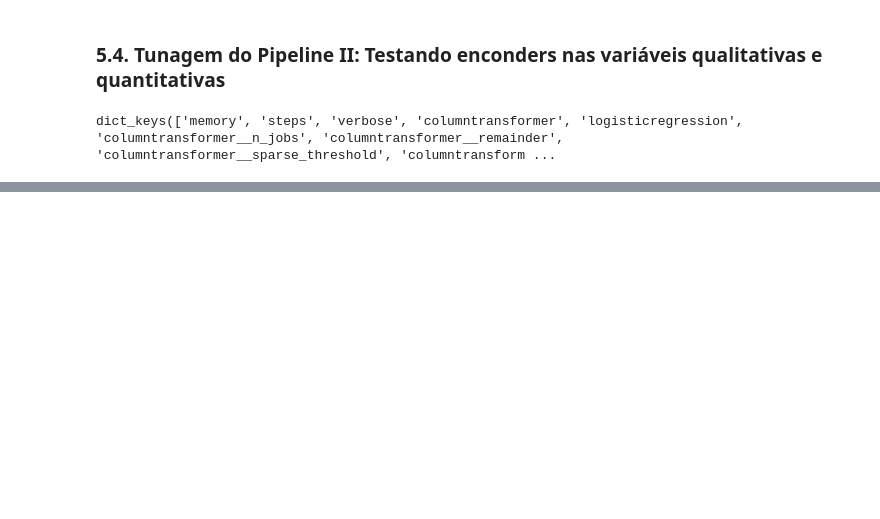
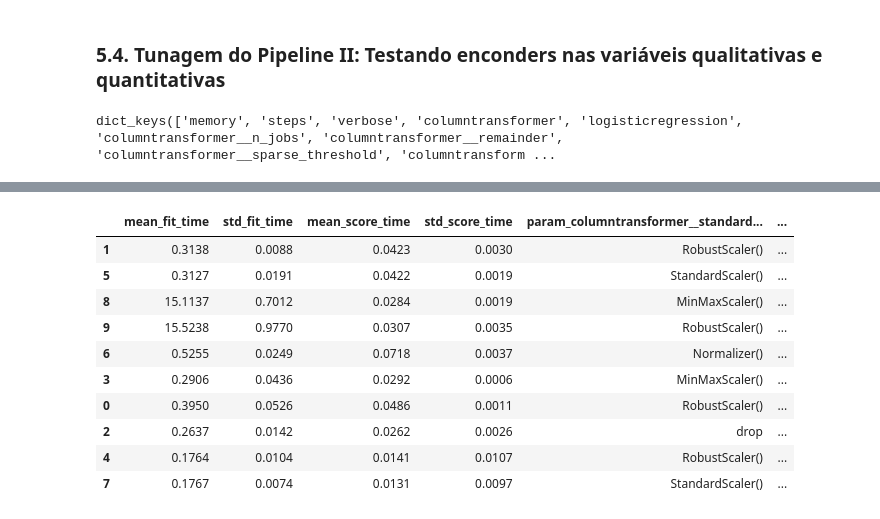
Before and after one commit to barbosarafael/sklearn_pipelines_examples, a Jupyter notebook: notebook/1.0.not_apply_sk_pipeline.ipynb, the cells around one changed output, grey strips where cells are left out. Saved outputs shown, nothing was run; the diff lists cells and outputs as text; code cells hidden in the pictures; blank space fills up the shorter version.

```diff
--- a/notebook/1.0.not_apply_sk_pipeline.ipynb
+++ b/notebook/1.0.not_apply_sk_pipeline.ipynb
@@ -384,0 +549,7 @@ pd.crosstab(y_test.values.ravel(), y_pred, rownames = ["Verdadeiro"], colnames =
+# %%
+params = {}
+params["columntransformer__onehotencoder"] = [ohe, le, oe, encoder1, encoder2, encoder3, encoder5, encoder6,
+                                              encoder7, encoder8, encoder9, encoder10, encoder13, encoder15, encoder16, "drop"]
+params["columntransformer__standardscaler"] = [StandardScaler(), MinMaxScaler(), Normalizer(), RobustScaler(), "drop"]
+
+params
@@ -384,0 +574,4 @@ pd.crosstab(y_test.values.ravel(), y_pred, rownames = ["Verdadeiro"], colnames =
+# %%
+randomCV = RandomizedSearchCV(final_pipeline, params, cv = 4, scoring = "precision")
+
+randomCV
@@ -384,0 +596,2 @@ pd.crosstab(y_test.values.ravel(), y_pred, rownames = ["Verdadeiro"], colnames =
+# %%
+randomCV.fit(x_train, y_train)
@@ -384,0 +616,14 @@ pd.crosstab(y_test.values.ravel(), y_pred, rownames = ["Verdadeiro"], colnames =
+# %%
+pd.DataFrame(randomCV.cv_results_).sort_values("rank_test_score").round(4)
+# %% [output]
+|  | mean_fit_time | std_fit_time | mean_score_time | std_score_time | param_columntransformer__standard... | ... |
+| 1 | 0.3138 | 0.0088 | 0.0423 | 0.0030 | RobustScaler() | ... |
+| 5 | 0.3127 | 0.0191 | 0.0422 | 0.0019 | StandardScaler() | ... |
+| 8 | 15.1137 | 0.7012 | 0.0284 | 0.0019 | MinMaxScaler() | ... |
+| 9 | 15.5238 | 0.9770 | 0.0307 | 0.0035 | RobustScaler() | ... |
+| 6 | 0.5255 | 0.0249 | 0.0718 | 0.0037 | Normalizer() | ... |
+| 3 | 0.2906 | 0.0436 | 0.0292 | 0.0006 | MinMaxScaler() | ... |
+| 0 | 0.3950 | 0.0526 | 0.0486 | 0.0011 | RobustScaler() | ... |
+| 2 | 0.2637 | 0.0142 | 0.0262 | 0.0026 | drop | ... |
+| 4 | 0.1764 | 0.0104 | 0.0141 | 0.0107 | RobustScaler() | ... |
+| 7 | 0.1767 | 0.0074 | 0.0131 | 0.0097 | StandardScaler() | ... |
```
Also changed, not shown: parts of 46 cells of this notebook, 1 other file.
